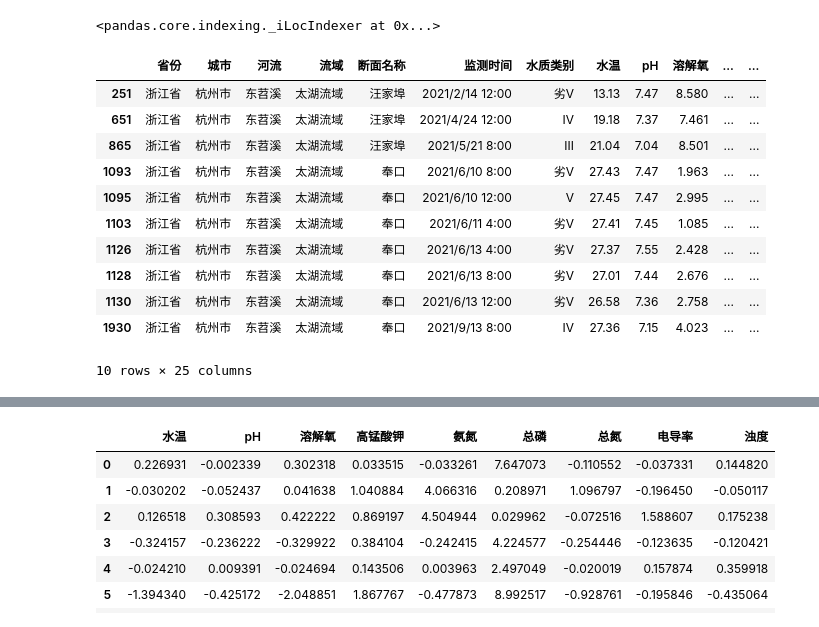
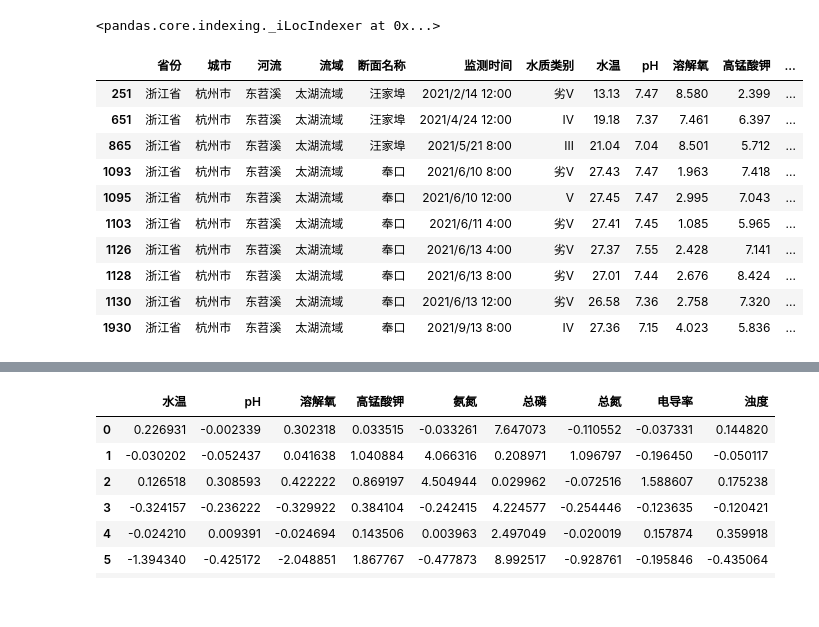
Before and after one commit to Chris-JunHao/EcoAudit, a Jupyter notebook: 1. 数据采集和算法设计/1.7.ipynb, the cells around one changed output, grey strips where cells are left out. Cells and saved outputs as stored; diff of their text form; code cells hidden in the pictures.

```diff
--- a/1. 数据采集和算法设计/1.7.ipynb
+++ b/1. 数据采集和算法设计/1.7.ipynb
@@ -256,20 +256,19 @@ anomalous_new_df
 Using 2554 background data samples could cause slower run times. Consider using shap.sample(data, K) or shap.kmeans(data, K) to summarize the background as K samples.
 <pandas.core.indexing._iLocIndexer at 0x...>
 # %%
-anomalous_new_df
+anomalous_new_df.iloc[:, :16]
 # %% [output]
-|  | 省份 | 城市 | 河流 | 流域 | 断面名称 | 监测时间 | 水质类别 | 水温 | pH | 溶解氧 | ... | ... |
-| 251 | 浙江省 | 杭州市 | 东苕溪 | 太湖流域 | 汪家埠 | 2021/2/14 12:00 | 劣Ⅴ | 13.13 | 7.47 | 8.580 | ... | ... |
-| 651 | 浙江省 | 杭州市 | 东苕溪 | 太湖流域 | 汪家埠 | 2021/4/24 12:00 | Ⅳ | 19.18 | 7.37 | 7.461 | ... | ... |
-| 865 | 浙江省 | 杭州市 | 东苕溪 | 太湖流域 | 汪家埠 | 2021/5/21 8:00 | Ⅲ | 21.04 | 7.04 | 8.501 | ... | ... |
-| 1093 | 浙江省 | 杭州市 | 东苕溪 | 太湖流域 | 奉口 | 2021/6/10 8:00 | 劣Ⅴ | 27.43 | 7.47 | 1.963 | ... | ... |
-| 1095 | 浙江省 | 杭州市 | 东苕溪 | 太湖流域 | 奉口 | 2021/6/10 12:00 | Ⅴ | 27.45 | 7.47 | 2.995 | ... | ... |
-| 1103 | 浙江省 | 杭州市 | 东苕溪 | 太湖流域 | 奉口 | 2021/6/11 4:00 | 劣Ⅴ | 27.41 | 7.45 | 1.085 | ... | ... |
-| 1126 | 浙江省 | 杭州市 | 东苕溪 | 太湖流域 | 奉口 | 2021/6/13 4:00 | 劣Ⅴ | 27.37 | 7.55 | 2.428 | ... | ... |
-| 1128 | 浙江省 | 杭州市 | 东苕溪 | 太湖流域 | 奉口 | 2021/6/13 8:00 | 劣Ⅴ | 27.01 | 7.44 | 2.676 | ... | ... |
-| 1130 | 浙江省 | 杭州市 | 东苕溪 | 太湖流域 | 奉口 | 2021/6/13 12:00 | 劣Ⅴ | 26.58 | 7.36 | 2.758 | ... | ... |
-| 1930 | 浙江省 | 杭州市 | 东苕溪 | 太湖流域 | 奉口 | 2021/9/13 8:00 | Ⅳ | 27.36 | 7.15 | 4.023 | ... | ... |
+|  | 省份 | 城市 | 河流 | 流域 | 断面名称 | 监测时间 | 水质类别 | 水温 | pH | 溶解氧 | 高锰酸钾 | ... |
+| 251 | 浙江省 | 杭州市 | 东苕溪 | 太湖流域 | 汪家埠 | 2021/2/14 12:00 | 劣Ⅴ | 13.13 | 7.47 | 8.580 | 2.399 | ... |
+| 651 | 浙江省 | 杭州市 | 东苕溪 | 太湖流域 | 汪家埠 | 2021/4/24 12:00 | Ⅳ | 19.18 | 7.37 | 7.461 | 6.397 | ... |
+| 865 | 浙江省 | 杭州市 | 东苕溪 | 太湖流域 | 汪家埠 | 2021/5/21 8:00 | Ⅲ | 21.04 | 7.04 | 8.501 | 5.712 | ... |
+| 1093 | 浙江省 | 杭州市 | 东苕溪 | 太湖流域 | 奉口 | 2021/6/10 8:00 | 劣Ⅴ | 27.43 | 7.47 | 1.963 | 7.418 | ... |
+| 1095 | 浙江省 | 杭州市 | 东苕溪 | 太湖流域 | 奉口 | 2021/6/10 12:00 | Ⅴ | 27.45 | 7.47 | 2.995 | 7.043 | ... |
+| 1103 | 浙江省 | 杭州市 | 东苕溪 | 太湖流域 | 奉口 | 2021/6/11 4:00 | 劣Ⅴ | 27.41 | 7.45 | 1.085 | 5.965 | ... |
+| 1126 | 浙江省 | 杭州市 | 东苕溪 | 太湖流域 | 奉口 | 2021/6/13 4:00 | 劣Ⅴ | 27.37 | 7.55 | 2.428 | 7.141 | ... |
+| 1128 | 浙江省 | 杭州市 | 东苕溪 | 太湖流域 | 奉口 | 2021/6/13 8:00 | 劣Ⅴ | 27.01 | 7.44 | 2.676 | 8.424 | ... |
+| 1130 | 浙江省 | 杭州市 | 东苕溪 | 太湖流域 | 奉口 | 2021/6/13 12:00 | 劣Ⅴ | 26.58 | 7.36 | 2.758 | 7.320 | ... |
+| 1930 | 浙江省 | 杭州市 | 东苕溪 | 太湖流域 | 奉口 | 2021/9/13 8:00 | Ⅳ | 27.36 | 7.15 | 4.023 | 5.836 | ... |
-10 rows × 25 columns
 # %%
 anomalous_new_df.iloc[:, 16:]
 # %% [output]
```
